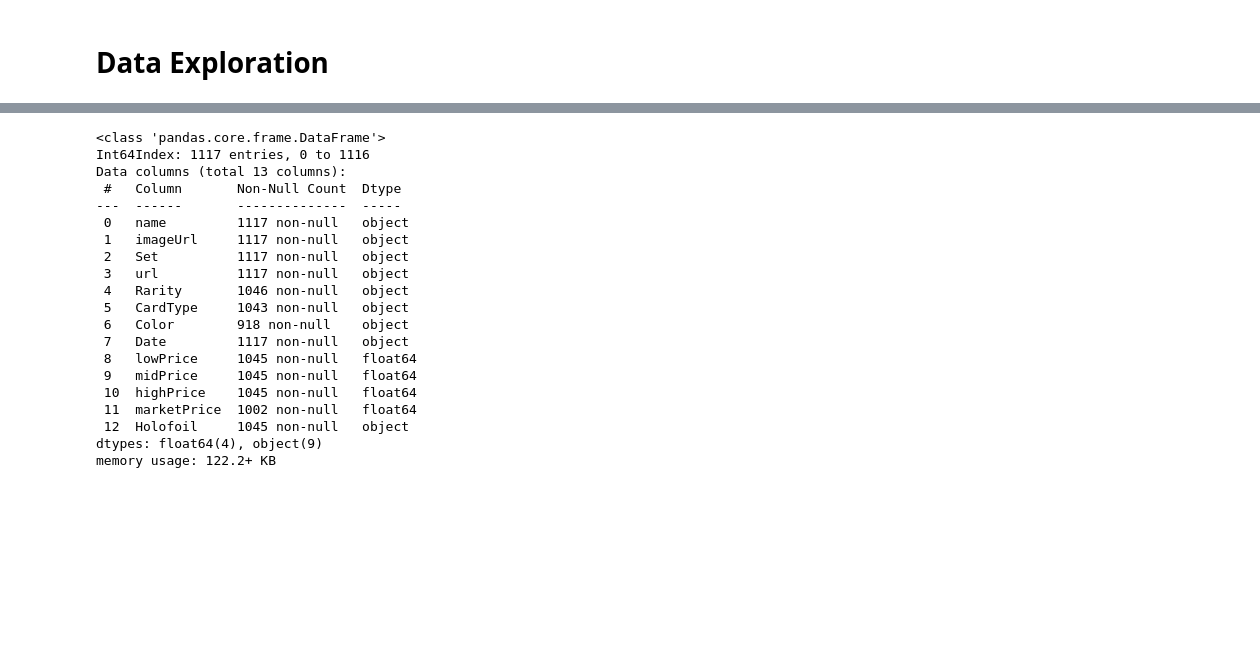
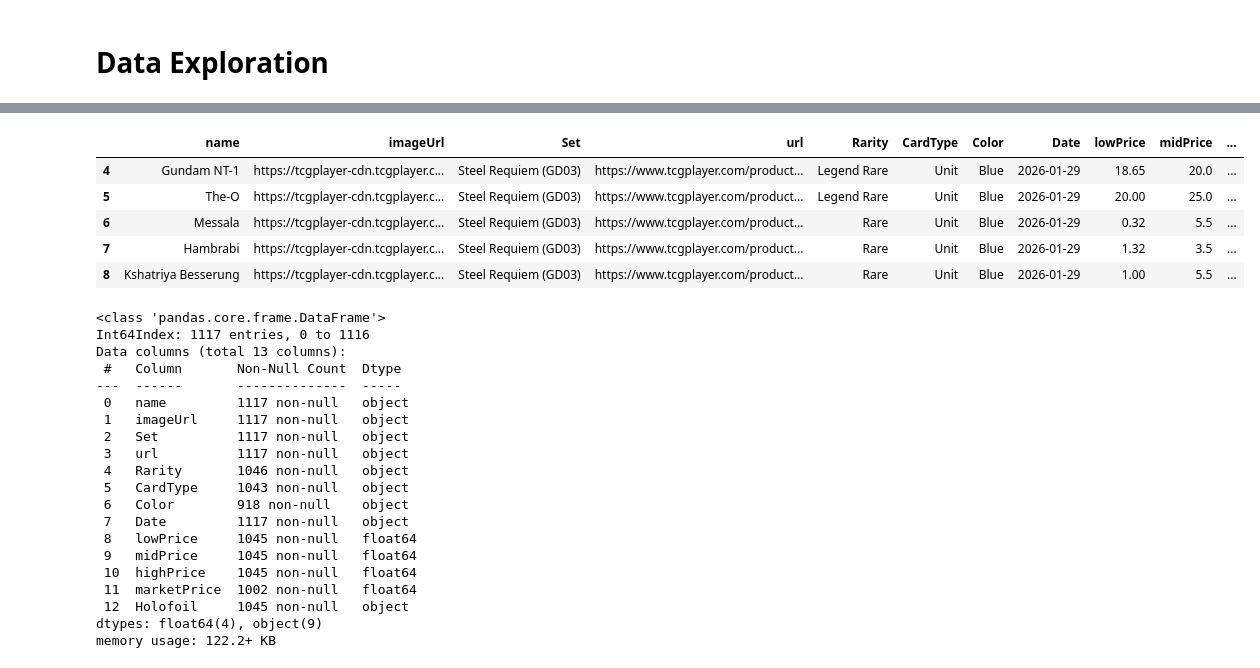
Before and after one commit to jonathann2979/GundamTCGPriceScraper, a Jupyter notebook: Gundam TCG Price Tracking Project.ipynb, the cells around one changed output, grey strips where cells are left out. Cells and saved outputs as stored; diff of their text form; code cells hidden in the pictures; blank space fills up the shorter version.

```diff
--- a/Gundam TCG Price Tracking Project.ipynb
+++ b/Gundam TCG Price Tracking Project.ipynb
@@ -434,3 +413,12 @@ df[df['Set'].str.contains('Steel Requiem')]
+# %%
+df[df['Set'].str.contains('Steel Requiem')].head()
+# %% [output]
+|  | name | imageUrl | Set | url | Rarity | CardType | Color | Date | lowPrice | midPrice | ... |
+| 4 | Gundam NT-1 | https://tcgplayer-cdn.tcgplayer.c... | Steel Requiem (GD03) | https://www.tcgplayer.com/product... | Legend Rare | Unit | Blue | 2026-01-29 | 18.65 | 20.0 | ... |
+| 5 | The-O | https://tcgplayer-cdn.tcgplayer.c... | Steel Requiem (GD03) | https://www.tcgplayer.com/product... | Legend Rare | Unit | Blue | 2026-01-29 | 20.00 | 25.0 | ... |
+| 6 | Messala | https://tcgplayer-cdn.tcgplayer.c... | Steel Requiem (GD03) | https://www.tcgplayer.com/product... | Rare | Unit | Blue | 2026-01-29 | 0.32 | 5.5 | ... |
+| 7 | Hambrabi | https://tcgplayer-cdn.tcgplayer.c... | Steel Requiem (GD03) | https://www.tcgplayer.com/product... | Rare | Unit | Blue | 2026-01-29 | 1.32 | 3.5 | ... |
+| 8 | Kshatriya Besserung | https://tcgplayer-cdn.tcgplayer.c... | Steel Requiem (GD03) | https://www.tcgplayer.com/product... | Rare | Unit | Blue | 2026-01-29 | 1.00 | 5.5 | ... |
 # %%
 #Drop unncessary columns for exploration
 df_copy = df.copy() #back-up
```
Also changed, not shown: parts of 7 cells of this notebook.
